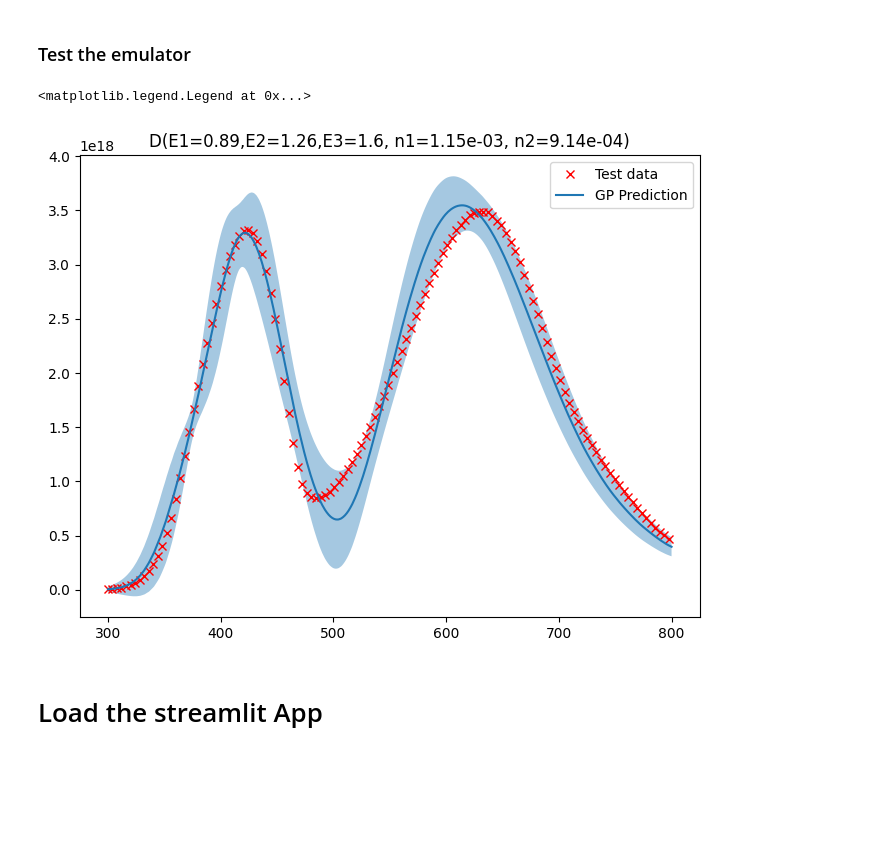
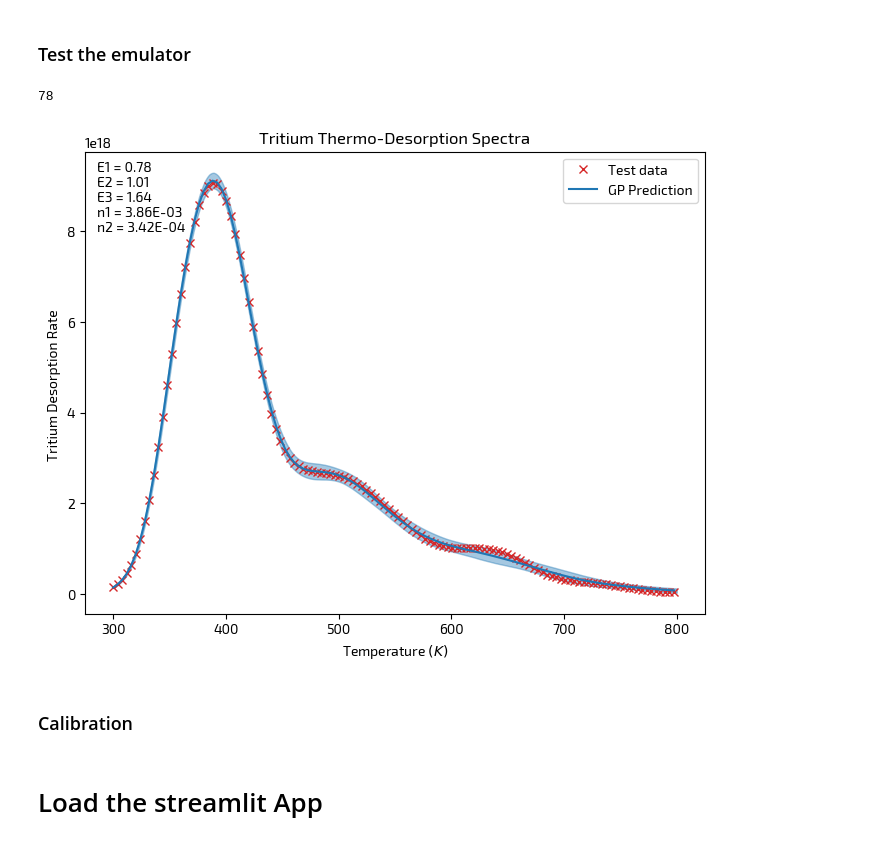
Before and after one commit to digiLab-ai/TritiumDesorption, a Jupyter notebook: demo.ipynb, the cells around one changed output. Cells and saved outputs as stored; diff of their text form; code cells hidden in the pictures; blank space fills up the shorter version.

```diff
--- a/demo.ipynb
+++ b/demo.ipynb
@@ -204,4 +186,4 @@ train_params = tl.TrainParams(output_retained_dimensions=5,
 # %%
-emulator.train(dataset, inputs, outputs, train_params)
+emulator.train(dataset, inputs, outputs, train_params, verbose = True)
 # %% [output]
 Model tritium_desorption has begun training.
@@ -237,5 +216,4 @@ Evaluate the trained emulator on `X` ($E_1, E_2, E_3, n_1, n_2$) from the evalua
+# %%
+test_data = emulator.view_test_data()
 # %%
-df_mean, df_std = emulator.predict(df_test[inputs], verbose=False)
-
-display(df_mean.head())
-display(df_std.head())
+mean, std = emulator.predict(test_data[inputs], verbose=False)
@@ -258,26 +221,17 @@ display(df_std.head())
 ***
 # %% [markdown]
 ### Test the emulator
-# %%
-i = 50
-
-if i > len(df_test):
-    raise ValueError('The index given is out of the range of the test dataframe')
-
-df_mean_i = df_mean.iloc[i].values
-df_std_i = df_std.iloc[i].values
-df_test_i = df_test.iloc[i,5::].values
-params = df_test.iloc[i,:5].values
-
-fig = plt.figure(figsize=(8,6))
-plt.plot(df_grid[::5], df_test_i[::5],'xr', label='Test data')
-plt.plot(df_grid, df_mean_i, label='GP Prediction')
-plt.fill_between(df_grid[0], df_mean_i-2*df_std_i, df_mean_i+2*df_std_i, alpha=0.4)
-plt.title(f'D(E1={round(params[0],2)},E2={round(params[1],2)},E3={round(params[2],2)}, n1={params[3]:.2e}, n2={params[4]:.2e})')
-plt.legend()
-# %% [output]
-<matplotlib.legend.Legend at 0x...>
-[figure, removed]
+# %%
+i = np.random.randint(0, test_data.shape[0])
+# %% [output]
+78
+# %%
+plot_test(i, test_data, mean, std, temperatures)
+plt.show()
+# %% [output]
+[figure, added]
+# %% [markdown]
+### Calibration
 # %% [markdown]
 # Load the streamlit App
 # %%
```
Also changed, not shown: parts of 76 cells of this notebook, 3 other files.
